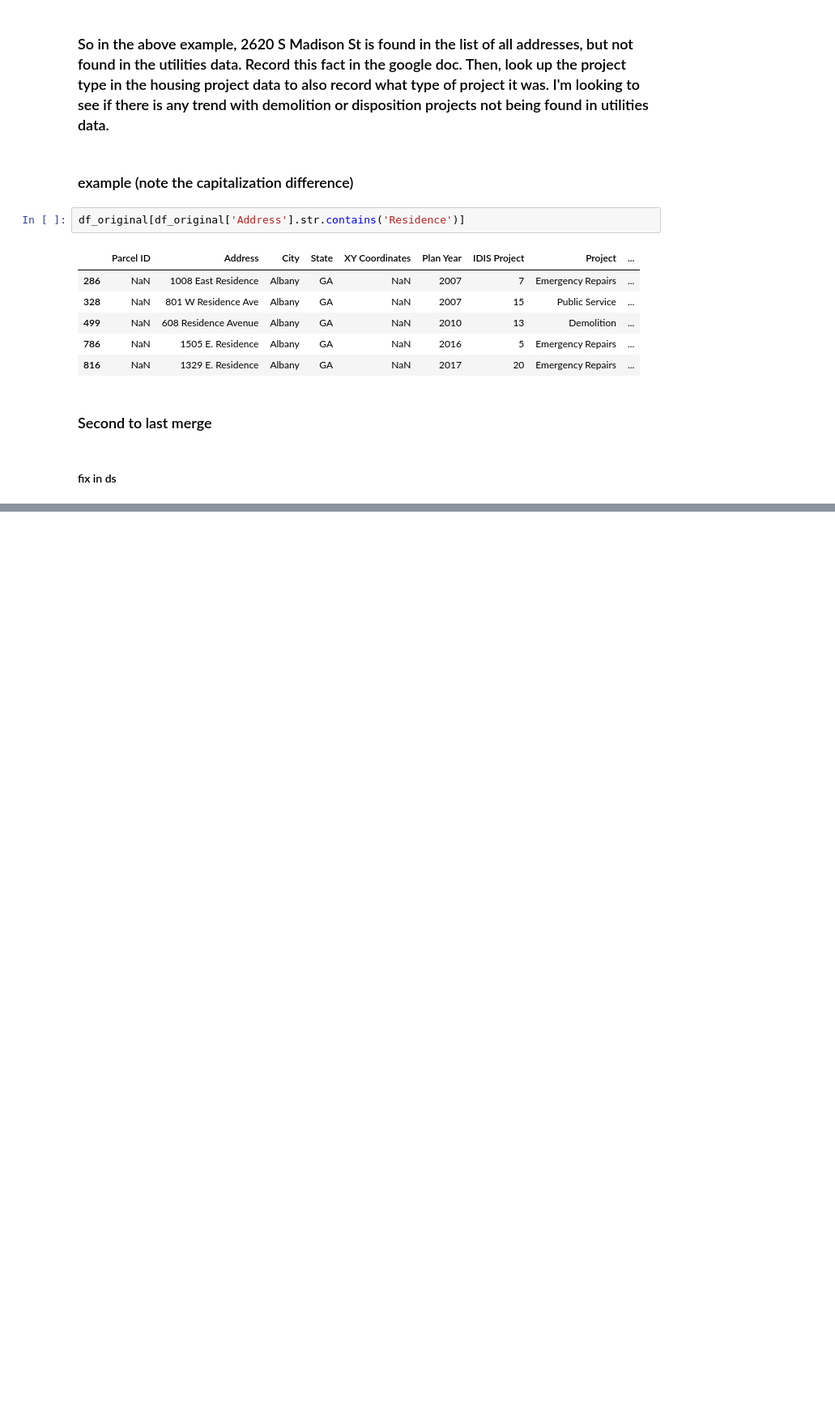
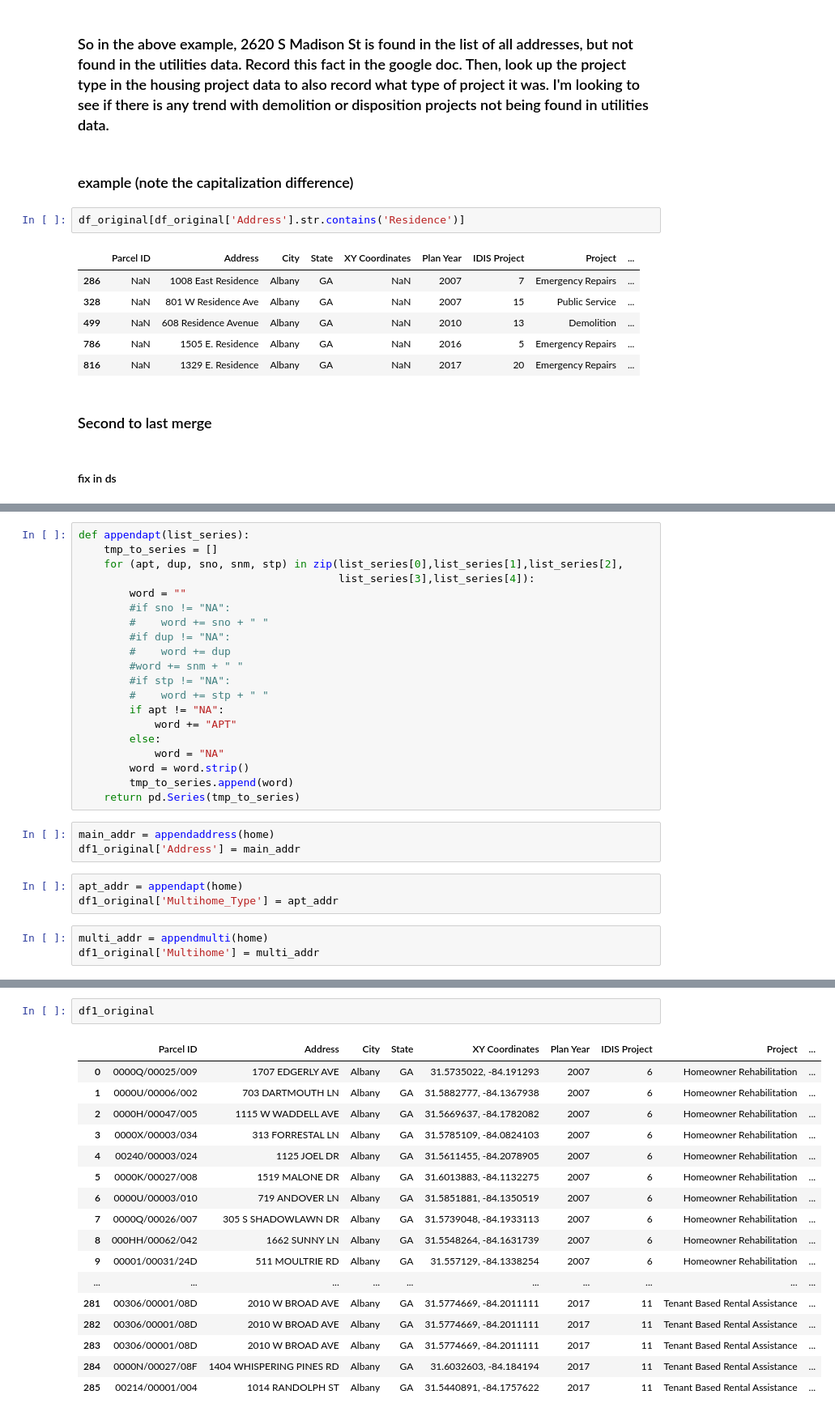
Before and after one commit to asensio-lab/albany-housing-analytics, a Jupyter notebook: preprocessing/housing/housing_utilities_merge_helper.ipynb, the cells around one changed output, grey strips where cells are left out. Shown at 81% size. Saved outputs shown, nothing was run; the diff lists cells and outputs as text; blank space fills up the shorter version.

```diff
--- a/preprocessing/housing/housing_utilities_merge_helper.ipynb
+++ b/preprocessing/housing/housing_utilities_merge_helper.ipynb
@@ -383,0 +517,29 @@ mismatched_cdbg.shape
+# %%
+def appendapt(list_series):
+    tmp_to_series = []
+    for (apt, dup, sno, snm, stp) in zip(list_series[0],list_series[1],list_series[2],
+                                         list_series[3],list_series[4]):
+        word = ""
+        #if sno != "NA":
+        #    word += sno + " "
+        #if dup != "NA":
+        #    word += dup
+        #word += snm + " "
+        #if stp != "NA":
+        #    word += stp + " "
+        if apt != "NA":
+            word += "APT"
+        else:
+            word = "NA"
+        word = word.strip()
+        tmp_to_series.append(word)
+    return pd.Series(tmp_to_series)
+# %%
+main_addr = appendaddress(home)
+df1_original['Address'] = main_addr
+# %%
+apt_addr = appendapt(home)
+df1_original['Multihome_Type'] = apt_addr
+# %%
+multi_addr = appendmulti(home)
+df1_original['Multihome'] = multi_addr
@@ -383,0 +574,20 @@ mismatched_cdbg.shape
+# %%
+df1_original
+# %% [output]
+|  | Parcel ID | Address | City | State | XY Coordinates | Plan Year | IDIS Project | Project | ... |
+| 0 | 0000Q/00025/009 | 1707 EDGERLY AVE | Albany | GA | 31.5735022, -84.191293 | 2007 | 6 | Homeowner Rehabilitation | ... |
+| 1 | 0000U/00006/002 | 703 DARTMOUTH LN | Albany | GA | 31.5882777, -84.1367938 | 2007 | 6 | Homeowner Rehabilitation | ... |
+| 2 | 0000H/00047/005 | 1115 W WADDELL AVE | Albany | GA | 31.5669637, -84.1782082 | 2007 | 6 | Homeowner Rehabilitation | ... |
+| 3 | 0000X/00003/034 | 313 FORRESTAL LN | Albany | GA | 31.5785109, -84.0824103 | 2007 | 6 | Homeowner Rehabilitation | ... |
+| 4 | 00240/00003/024 | 1125 JOEL DR | Albany | GA | 31.5611455, -84.2078905 | 2007 | 6 | Homeowner Rehabilitation | ... |
+| 5 | 0000K/00027/008 | 1519 MALONE DR | Albany | GA | 31.6013883, -84.1132275 | 2007 | 6 | Homeowner Rehabilitation | ... |
+| 6 | 0000U/00003/010 | 719 ANDOVER LN | Albany | GA | 31.5851881, -84.1350519 | 2007 | 6 | Homeowner Rehabilitation | ... |
+| 7 | 0000Q/00026/007 | 305 S SHADOWLAWN DR | Albany | GA | 31.5739048, -84.1933113 | 2007 | 6 | Homeowner Rehabilitation | ... |
+| 8 | 000HH/00062/042 | 1662 SUNNY LN | Albany | GA | 31.5548264, -84.1631739 | 2007 | 6 | Homeowner Rehabilitation | ... |
+| 9 | 00001/00031/24D | 511 MOULTRIE RD | Albany | GA | 31.557129, -84.1338254 | 2007 | 6 | Homeowner Rehabilitation | ... |
+| ... | ... | ... | ... | ... | ... | ... | ... | ... | ... |
+| 281 | 00306/00001/08D | 2010 W BROAD AVE | Albany | GA | 31.5774669, -84.2011111 | 2017 | 11 | Tenant Based Rental Assistance | ... |
+| 282 | 00306/00001/08D | 2010 W BROAD AVE | Albany | GA | 31.5774669, -84.2011111 | 2017 | 11 | Tenant Based Rental Assistance | ... |
+| 283 | 00306/00001/08D | 2010 W BROAD AVE | Albany | GA | 31.5774669, -84.2011111 | 2017 | 11 | Tenant Based Rental Assistance | ... |
+| 284 | 0000N/00027/08F | 1404 WHISPERING PINES RD | Albany | GA | 31.6032603, -84.184194 | 2017 | 11 | Tenant Based Rental Assistance | ... |
+| 285 | 00214/00001/004 | 1014 RANDOLPH ST | Albany | GA | 31.5440891, -84.1757622 | 2017 | 11 | Tenant Based Rental Assistance | ... |
```
Also changed, not shown: parts of 31 cells of this notebook, 7 other files.
